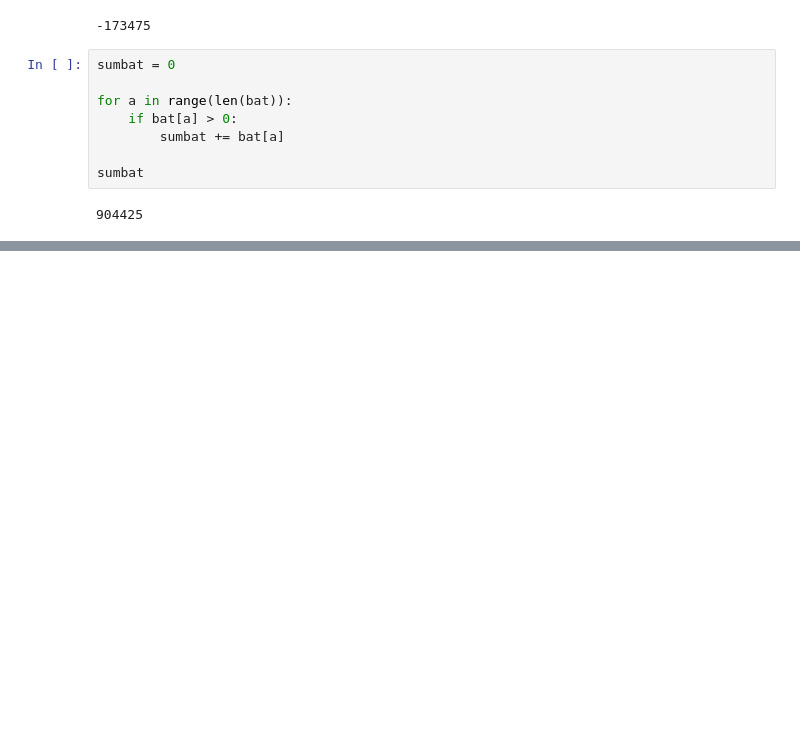
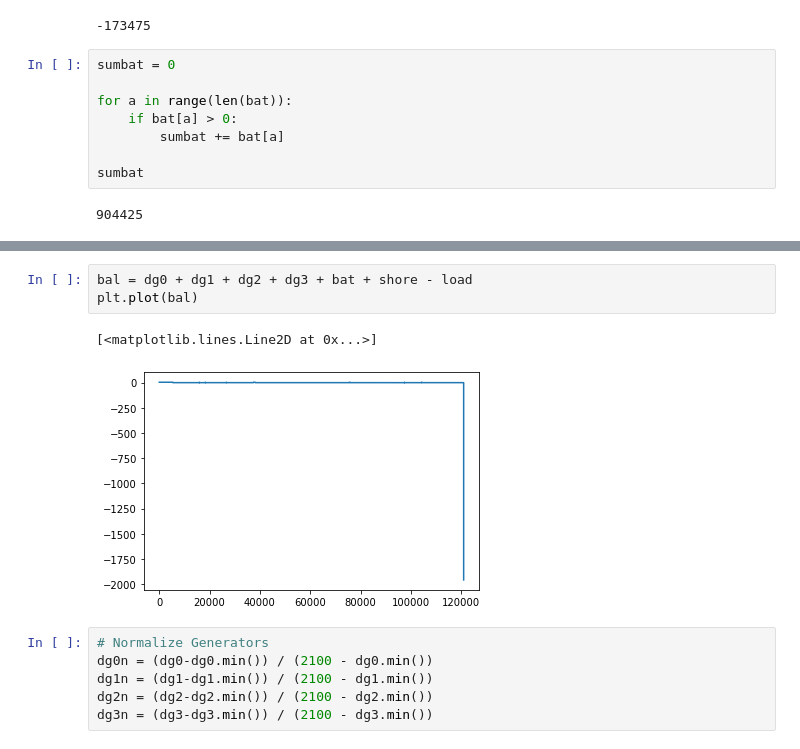
Before and after one commit to andreasdyve/EquinorProject, a Jupyter notebook: python notebooks/Case_1_Reference.ipynb, the cells around one changed output, grey strips where cells are left out. Drawn from its saved outputs; the diff is of its cells as text; blank space fills up the shorter version.

```diff
--- a/python notebooks/Case_1_Reference.ipynb
+++ b/python notebooks/Case_1_Reference.ipynb
@@ -207,0 +347,12 @@ sum_fc
+# %%
+bal = dg0 + dg1 + dg2 + dg3 + bat + shore - load
+plt.plot(bal)
+# %% [output]
+[<matplotlib.lines.Line2D at 0x...>]
+[figure, added]
+# %%
+# Normalize Generators
+dg0n = (dg0-dg0.min()) / (2100 - dg0.min())
+dg1n = (dg1-dg1.min()) / (2100 - dg1.min())
+dg2n = (dg2-dg2.min()) / (2100 - dg2.min())
+dg3n = (dg3-dg3.min()) / (2100 - dg3.min())
```
Also changed, not shown: parts of 23 cells of this notebook, 3 other files.
